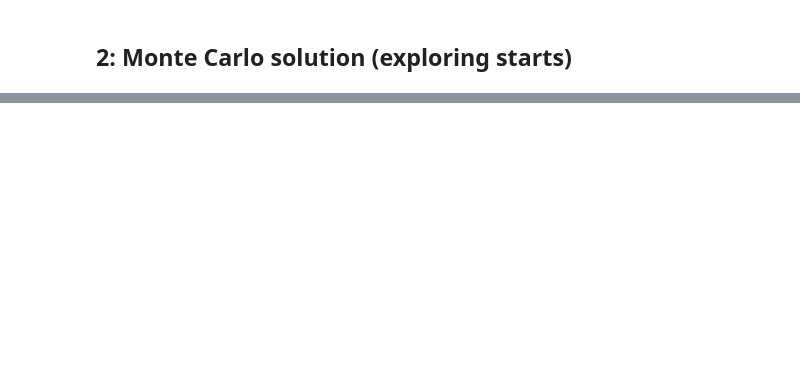
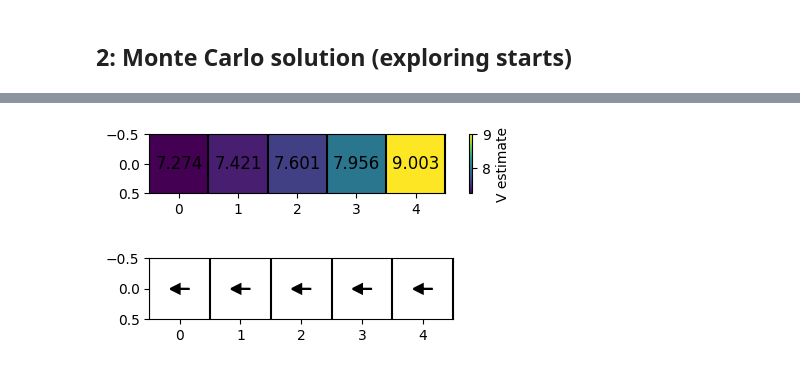
Before and after one commit to LucaBrocco/ITIProject, a Jupyter notebook: The Chain Problem.ipynb, the cells around one changed output, grey strips where cells are left out. Saved outputs shown, nothing was run; the diff lists cells and outputs as text; code cells hidden in the pictures; blank space fills up the shorter version.

```diff
--- a/The Chain Problem.ipynb
+++ b/The Chain Problem.ipynb
@@ -406,0 +426,8 @@ plt.show()
+# %%
+best_Q = np.max(Q,axis = 1)
+best_pi = np.argmax(pi,axis = 1)
+plot_chain(best_Q.reshape(1,chain_length),best_pi,gradient = True,actions = False)
+plot_chain(best_Q.reshape(1,chain_length),best_pi,gradient = False,actions = True)
+# %% [output]
+[figure, added]
+[figure, added]
```
Also changed, not shown: parts of 23 cells of this notebook, 9 other files.
